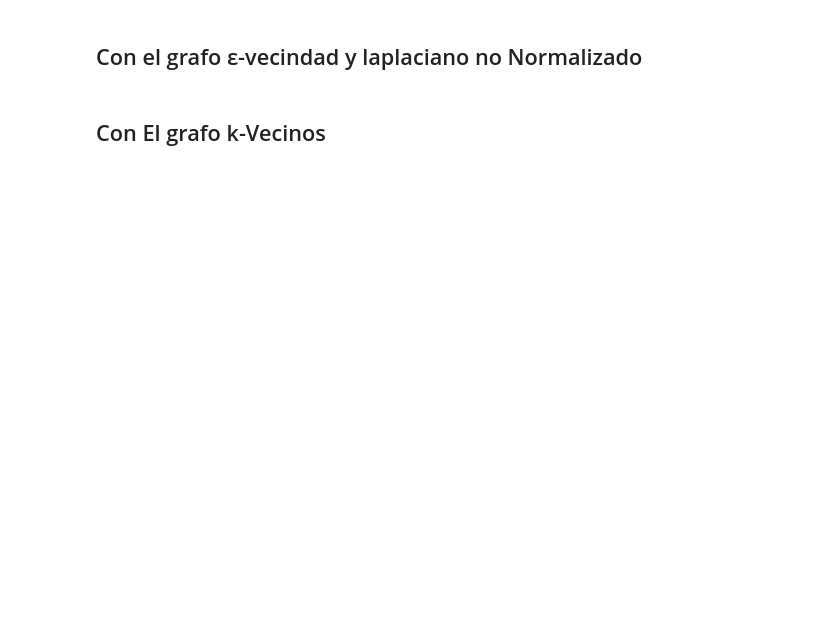
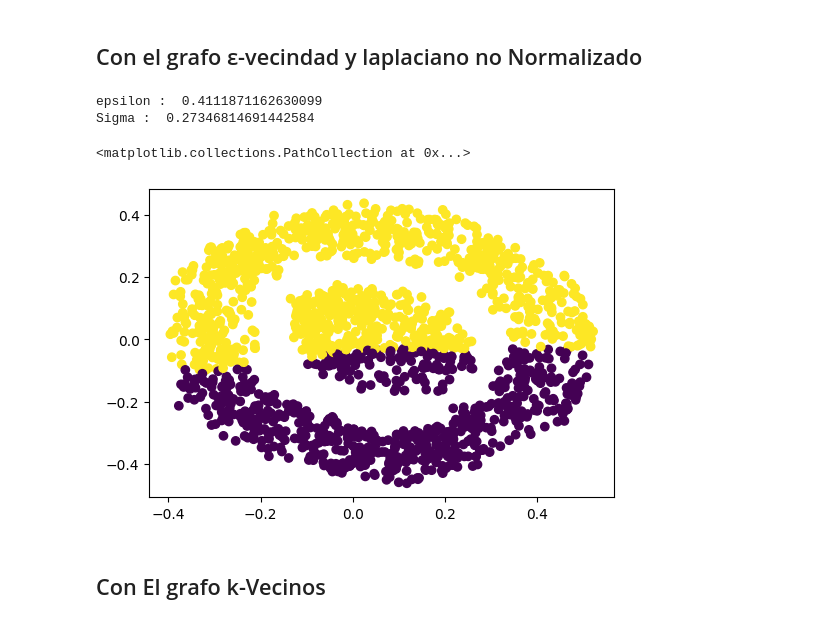
Before and after one commit to SandraNavarrete-docente/aprendizaje-automatico-252601, a Jupyter notebook: 04-MODELOS-NO-SUPERVISADOS/4_8_Método_de_clustering_espectral.ipynb, the cells around one changed output. Saved outputs shown, nothing was run; the diff lists cells and outputs as text; code cells hidden in the pictures; blank space fills up the shorter version.

```diff
--- a/04-MODELOS-NO-SUPERVISADOS/4_8_Método_de_clustering_espectral.ipynb
+++ b/04-MODELOS-NO-SUPERVISADOS/4_8_Método_de_clustering_espectral.ipynb
@@ -325,2 +352,24 @@ ax.scatter(Dx[:,0],Dx[:,1], c=Dy)
+# %%
+distancias = euclidean_distances(Dx)
+n = distancias.shape[0]
+distancias_vals = distancias[np.triu_indices(n, k=1)]
+epsilon = np.median(distancias_vals)
+mascara = distancias < epsilon
+distancias_filtradas = distancias[mascara]
+sigma = np.median(distancias_filtradas[distancias_filtradas > 0])
+W = grafo_epsilon(Dx,epsilon, sigma)
+
+print("epsilon : " , epsilon)
+print("Sigma : " , sigma)
+
+mAfinidad, Dyp = agrupamiento_espectral(Dx, 2, grafo_epsilon, laplaciano_no_normalizado, epsilon=epsilon, sigma= sigma)
+
+fig, ax = plt.subplots(figsize=(6,4))
+ax.scatter(Dx[:,0],Dx[:,1], c=Dyp)
+# %% [output]
+epsilon :  0.4111871162630099
+Sigma :  0.27346814691442584
+<matplotlib.collections.PathCollection at 0x...>
+[figure, added]
 # %% [markdown]
 ## Con El grafo k-Vecinos
```
Also changed, not shown: parts of 31 cells of this notebook.
